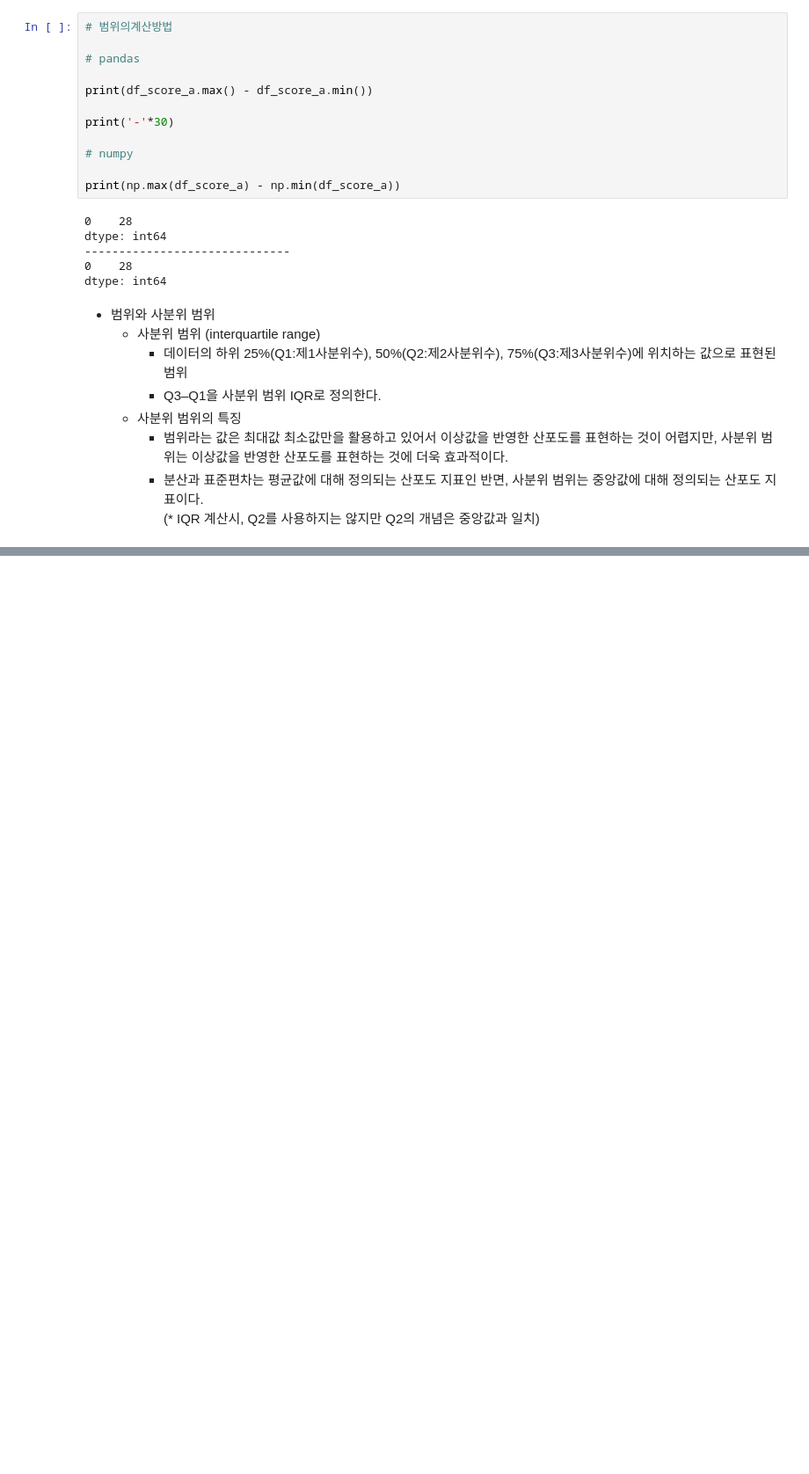
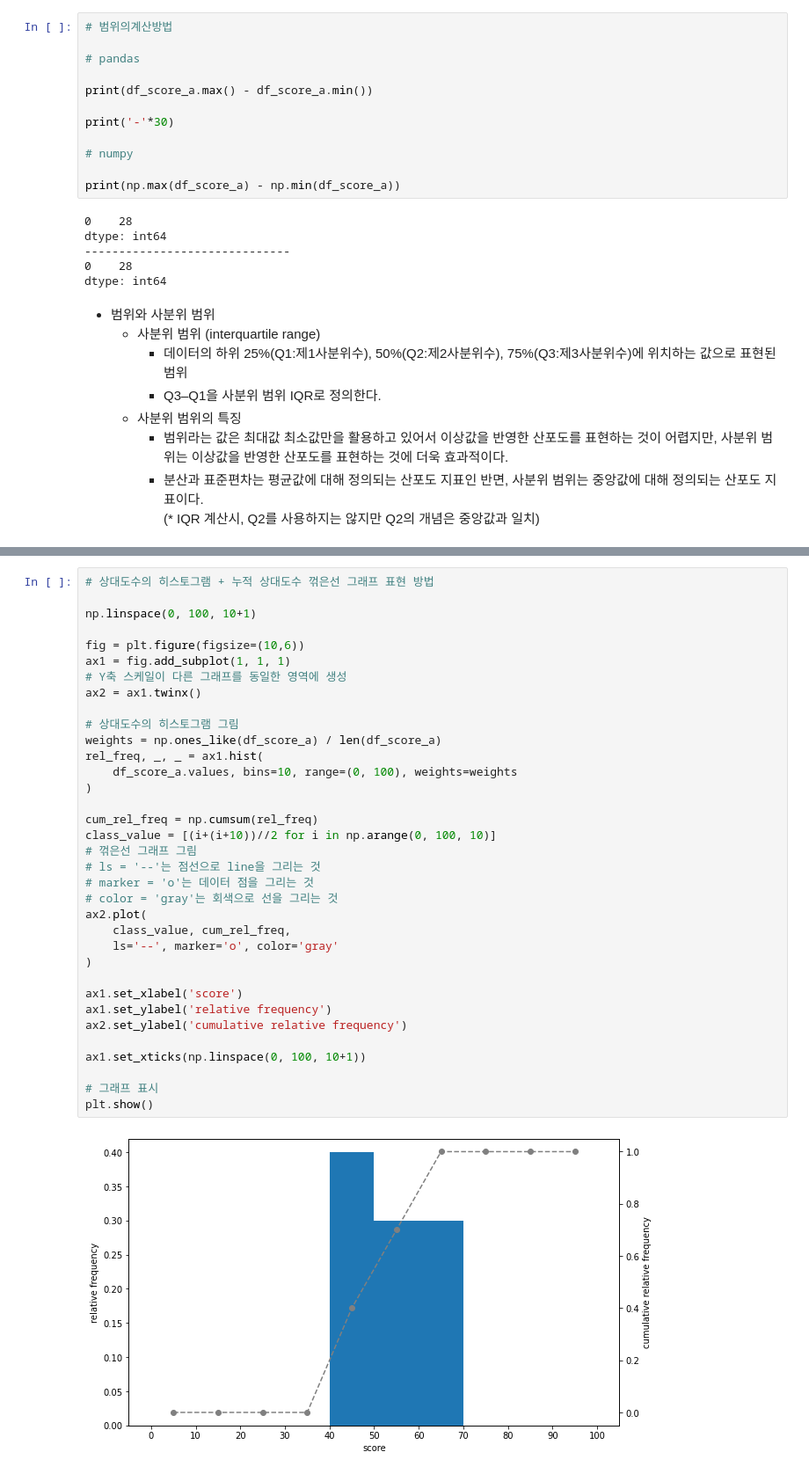
Before and after one commit to Zamoca42/TIL, a Jupyter notebook: Stat/data_analysis.ipynb, the cells around one changed output, grey strips where cells are left out. Shown at 88% size. Drawn from its saved outputs; the diff is of its cells as text; blank space fills up the shorter version.

```diff
--- a/Stat/data_analysis.ipynb
+++ b/Stat/data_analysis.ipynb
@@ -452,0 +774,37 @@ dtype: int64
+# %%
+# 상대도수의 히스토그램 + 누적 상대도수 꺾은선 그래프 표현 방법
+
+np.linspace(0, 100, 10+1)
+
+fig = plt.figure(figsize=(10,6))
+ax1 = fig.add_subplot(1, 1, 1)
+# Y축 스케일이 다른 그래프를 동일한 영역에 생성
+ax2 = ax1.twinx()
+
+# 상대도수의 히스토그램 그림
+weights = np.ones_like(df_score_a) / len(df_score_a)
+rel_freq, _, _ = ax1.hist(
+    df_score_a.values, bins=10, range=(0, 100), weights=weights
+)
+
+cum_rel_freq = np.cumsum(rel_freq)
+class_value = [(i+(i+10))//2 for i in np.arange(0, 100, 10)]
+# 꺾은선 그래프 그림
+# ls = '--'는 점선으로 line을 그리는 것
+# marker = 'o'는 데이터 점을 그리는 것
+# color = 'gray'는 회색으로 선을 그리는 것
+ax2.plot(
+    class_value, cum_rel_freq,
+    ls='--', marker='o', color='gray'
+)
+
+ax1.set_xlabel('score')
+ax1.set_ylabel('relative frequency')
+ax2.set_ylabel('cumulative relative frequency')
+
+ax1.set_xticks(np.linspace(0, 100, 10+1))
+
+# 그래프 표시
+plt.show()
+# %% [output]
+[figure, added]
```
Also changed, not shown: parts of 28 cells of this notebook.
